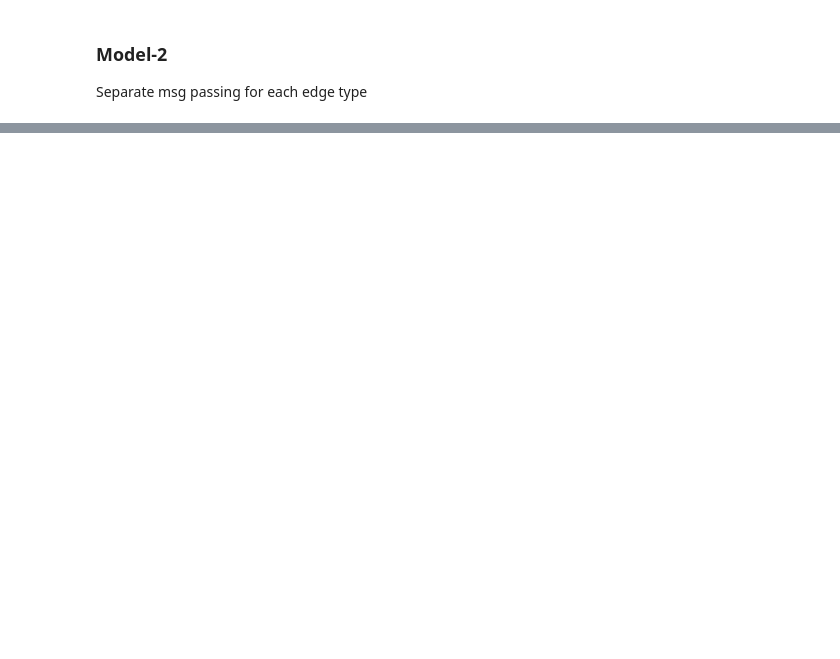
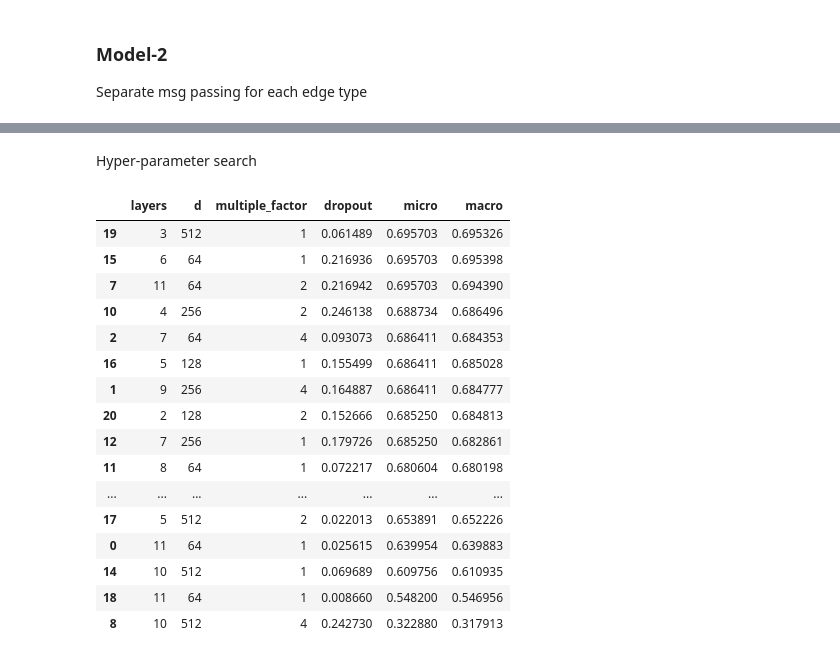
Before and after one commit to zhenlan0426/Graph-Machine-Learning, a Jupyter notebook: heter_graph.ipynb, the cells around one changed output, grey strips where cells are left out. Cells and saved outputs as stored; diff of their text form; code cells hidden in the pictures; blank space fills up the shorter version.

```diff
--- a/heter_graph.ipynb
+++ b/heter_graph.ipynb
@@ -331,0 +174,47 @@ yhat = yhat.detach().cpu().numpy().argmax(1)
+# %% [markdown]
+Hyper-parameter search
+# %%
+epochs = 15
+fixed_para = {'in_d' : 3066,
+                'out_d' : 3,
+                'train_idx':train_idx,'val_idx':val_idx,'y':y,'y_val':y_val}
+# %%
+def get_hyper2():
+    return {'layers' : int(np.random.randint(2,12)),
+            'd' : int(np.random.choice([64,128,256,512])),
+            'multiple_factor' : int(np.random.choice([1,2,4])),
+            'dropout' : np.random.rand()/4,
+}
+# %%
+perfs = []
+for _ in range(40):
+    hyper = get_hyper2()
+    fixed_para.update(hyper)
+    model = GNN2(**fixed_para).to('cuda')
+    out_data = get_data(model,data)
+    perf = train_eval(model,out_data,epochs,y_val, val_idx, print_freq=100)
+    hyper.update(perf)
+    perfs.append(hyper)
+    print(hyper)
+# %%
+perfs = pd.DataFrame(perfs)
+# %%
+perfs.sort_values('micro',ascending=False)
+# %% [output]
+|  | layers | d | multiple_factor | dropout | micro | macro |
+| 19 | 3 | 512 | 1 | 0.061489 | 0.695703 | 0.695326 |
+| 15 | 6 | 64 | 1 | 0.216936 | 0.695703 | 0.695398 |
+| 7 | 11 | 64 | 2 | 0.216942 | 0.695703 | 0.694390 |
+| 10 | 4 | 256 | 2 | 0.246138 | 0.688734 | 0.686496 |
+| 2 | 7 | 64 | 4 | 0.093073 | 0.686411 | 0.684353 |
+| 16 | 5 | 128 | 1 | 0.155499 | 0.686411 | 0.685028 |
+| 1 | 9 | 256 | 4 | 0.164887 | 0.686411 | 0.684777 |
+| 20 | 2 | 128 | 2 | 0.152666 | 0.685250 | 0.684813 |
+| 12 | 7 | 256 | 1 | 0.179726 | 0.685250 | 0.682861 |
+| 11 | 8 | 64 | 1 | 0.072217 | 0.680604 | 0.680198 |
+| ... | ... | ... | ... | ... | ... | ... |
+| 17 | 5 | 512 | 2 | 0.022013 | 0.653891 | 0.652226 |
+| 0 | 11 | 64 | 1 | 0.025615 | 0.639954 | 0.639883 |
+| 14 | 10 | 512 | 1 | 0.069689 | 0.609756 | 0.610935 |
+| 18 | 11 | 64 | 1 | 0.008660 | 0.548200 | 0.546956 |
+| 8 | 10 | 512 | 4 | 0.242730 | 0.322880 | 0.317913 |
```
Also changed, not shown: parts of 30 cells of this notebook, 1 other file.
